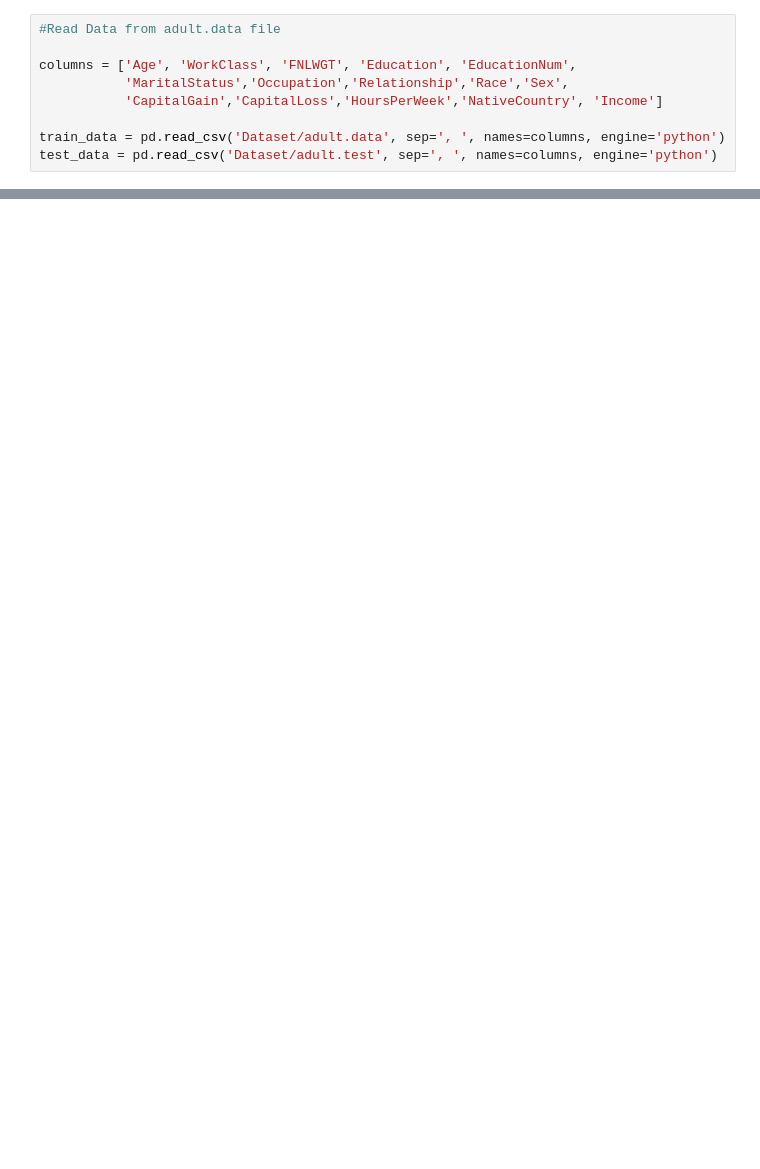
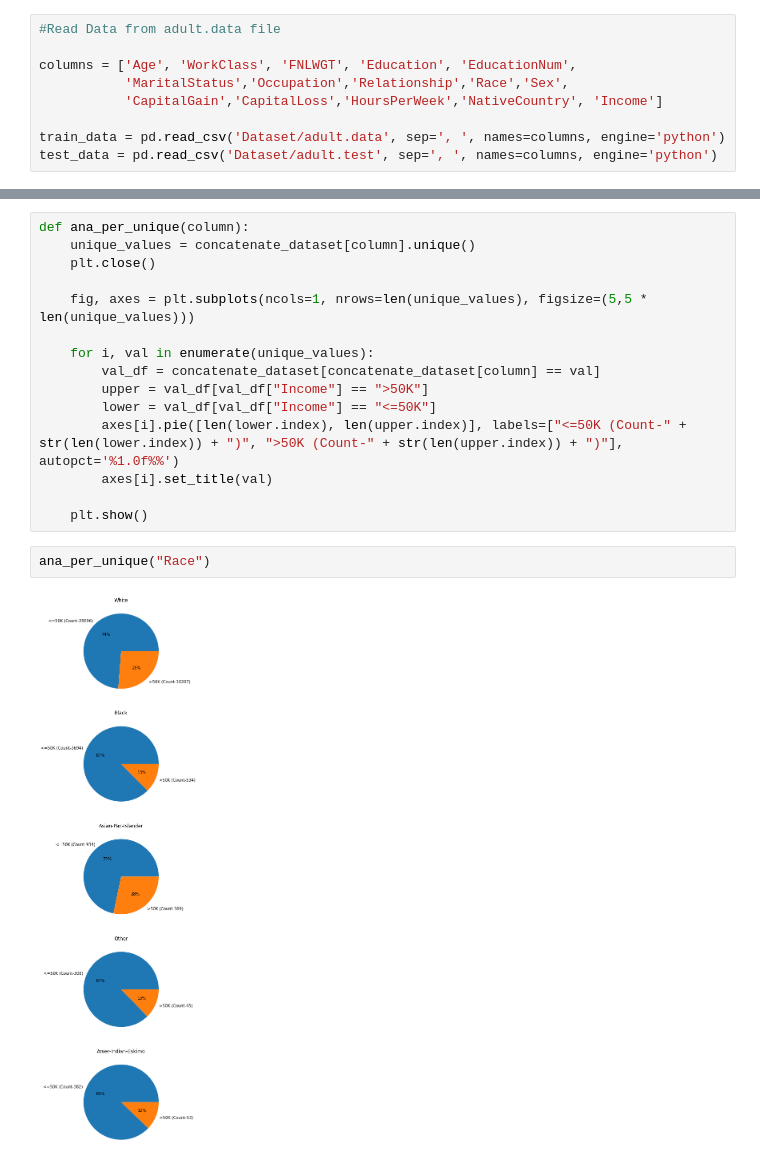
Before and after one commit to Abhik91/CSE578-Data-Visualization, a Jupyter notebook: IncomeAnalysis.ipynb, the cells around one changed output, grey strips where cells are left out. Cells and saved outputs as stored; diff of their text form; blank space fills up the shorter version.

```diff
--- a/IncomeAnalysis.ipynb
+++ b/IncomeAnalysis.ipynb
@@ -78,0 +277,19 @@ After Cleaning, number of rows: 15061
+# %%
+def ana_per_unique(column):
+    unique_values = concatenate_dataset[column].unique()
+    plt.close()
+
+    fig, axes = plt.subplots(ncols=1, nrows=len(unique_values), figsize=(5,5 * len(unique_values)))
+
+    for i, val in enumerate(unique_values):
+        val_df = concatenate_dataset[concatenate_dataset[column] == val]
+        upper = val_df[val_df["Income"] == ">50K"]
+        lower = val_df[val_df["Income"] == "<=50K"]
+        axes[i].pie([len(lower.index), len(upper.index)], labels=["<=50K (Count-" + str(len(lower.index)) + ")", ">50K (Count-" + str(len(upper.index)) + ")"], autopct='%1.0f%%')
+        axes[i].set_title(val)
+
+    plt.show()
+# %%
+ana_per_unique("Race")
+# %% [output]
+[figure, added]
```
Also changed, not shown: parts of 20 cells of this notebook.
